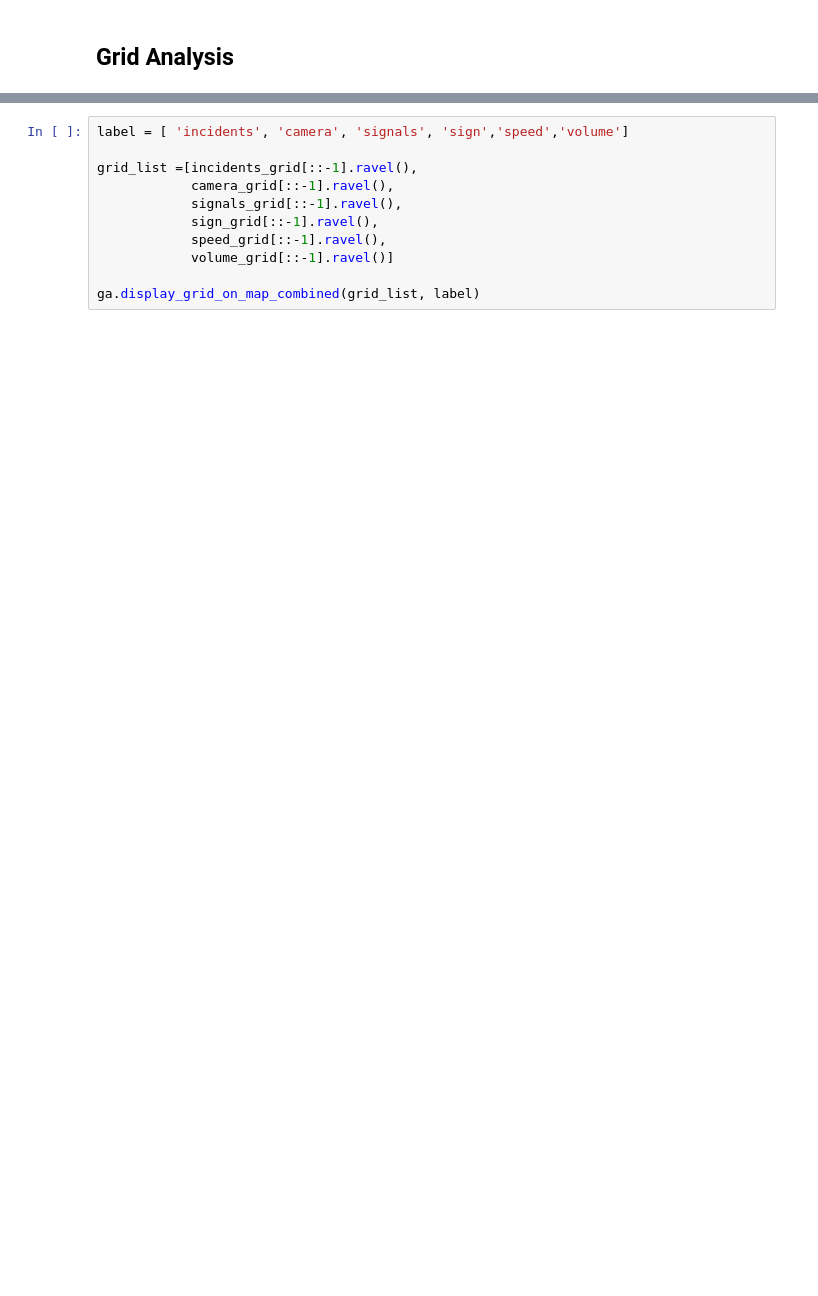
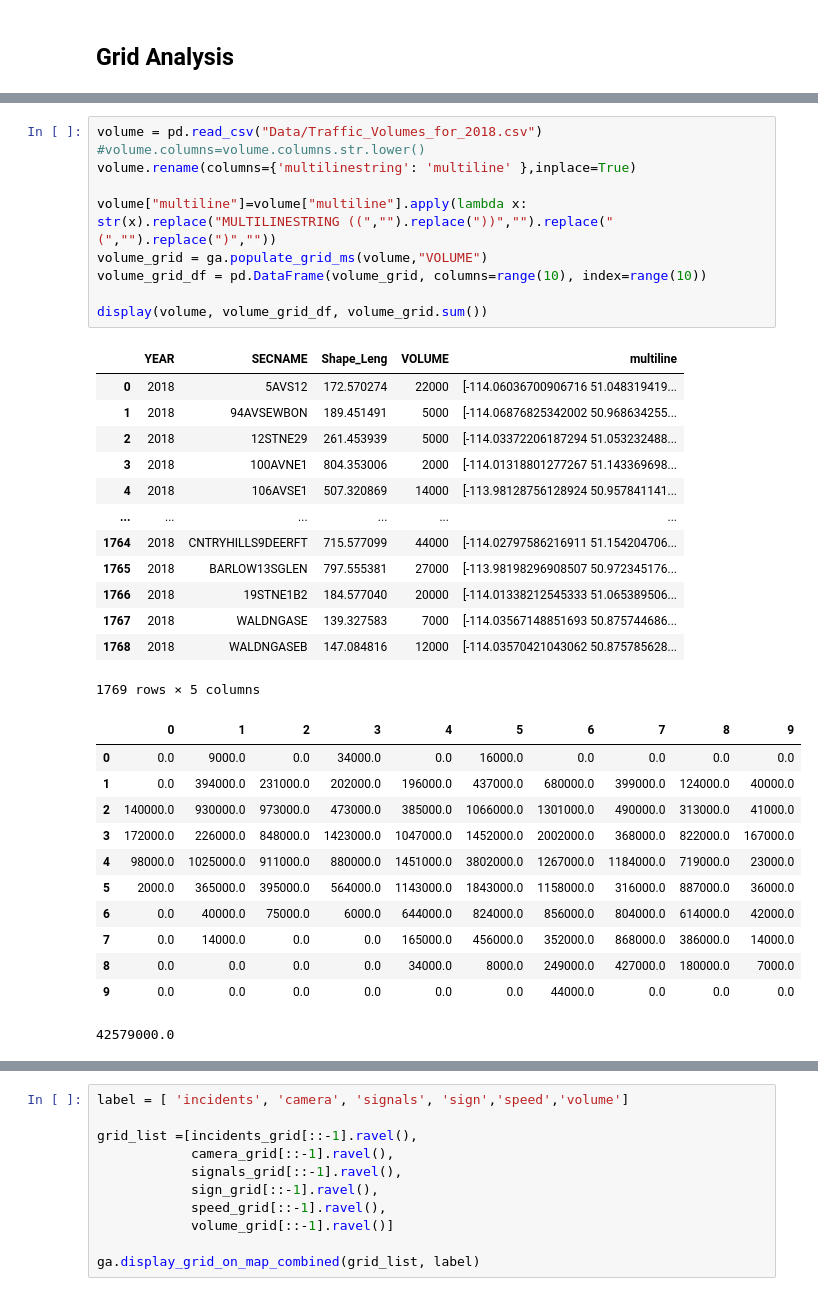
Before and after one commit to Karenzhang7717/ENSF592_YYC_Project, a Jupyter notebook: Phase II/Traffic incidents.ipynb, the cells around one changed output, grey strips where cells are left out. Saved outputs shown, nothing was run; the diff lists cells and outputs as text; blank space fills up the shorter version.

```diff
--- a/Phase II/Traffic incidents.ipynb
+++ b/Phase II/Traffic incidents.ipynb
@@ -49,0 +99,36 @@ incidents_grid=ga.populate_grid(incidents)
+# %%
+volume = pd.read_csv("Data/Traffic_Volumes_for_2018.csv")
+#volume.columns=volume.columns.str.lower()
+volume.rename(columns={'multilinestring': 'multiline' },inplace=True)
+
+volume["multiline"]=volume["multiline"].apply(lambda x: str(x).replace("MULTILINESTRING ((","").replace("))","").replace("(","").replace(")",""))
+volume_grid = ga.populate_grid_ms(volume,"VOLUME")
+volume_grid_df = pd.DataFrame(volume_grid, columns=range(10), index=range(10))
+
+display(volume, volume_grid_df, volume_grid.sum())
+# %% [output]
+|  | YEAR | SECNAME | Shape_Leng | VOLUME | multiline |
+| 0 | 2018 | 5AVS12 | 172.570274 | 22000 | [-114.06036700906716 51.048319419... |
+| 1 | 2018 | 94AVSEWBON | 189.451491 | 5000 | [-114.06876825342002 50.968634255... |
+| 2 | 2018 | 12STNE29 | 261.453939 | 5000 | [-114.03372206187294 51.053232488... |
+| 3 | 2018 | 100AVNE1 | 804.353006 | 2000 | [-114.01318801277267 51.143369698... |
+| 4 | 2018 | 106AVSE1 | 507.320869 | 14000 | [-113.98128756128924 50.957841141... |
+| ... | ... | ... | ... | ... | ... |
+| 1764 | 2018 | CNTRYHILLS9DEERFT | 715.577099 | 44000 | [-114.02797586216911 51.154204706... |
+| 1765 | 2018 | BARLOW13SGLEN | 797.555381 | 27000 | [-113.98198296908507 50.972345176... |
+| 1766 | 2018 | 19STNE1B2 | 184.577040 | 20000 | [-114.01338212545333 51.065389506... |
+| 1767 | 2018 | WALDNGASE | 139.327583 | 7000 | [-114.03567148851693 50.875744686... |
+| 1768 | 2018 | WALDNGASEB | 147.084816 | 12000 | [-114.03570421043062 50.875785628... |
+1769 rows × 5 columns
+|  | 0 | 1 | 2 | 3 | 4 | 5 | 6 | 7 | 8 | 9 |
+| 0 | 0.0 | 9000.0 | 0.0 | 34000.0 | 0.0 | 16000.0 | 0.0 | 0.0 | 0.0 | 0.0 |
+| 1 | 0.0 | 394000.0 | 231000.0 | 202000.0 | 196000.0 | 437000.0 | 680000.0 | 399000.0 | 124000.0 | 40000.0 |
+| 2 | 140000.0 | 930000.0 | 973000.0 | 473000.0 | 385000.0 | 1066000.0 | 1301000.0 | 490000.0 | 313000.0 | 41000.0 |
+| 3 | 172000.0 | 226000.0 | 848000.0 | 1423000.0 | 1047000.0 | 1452000.0 | 2002000.0 | 368000.0 | 822000.0 | 167000.0 |
+| 4 | 98000.0 | 1025000.0 | 911000.0 | 880000.0 | 1451000.0 | 3802000.0 | 1267000.0 | 1184000.0 | 719000.0 | 23000.0 |
+| 5 | 2000.0 | 365000.0 | 395000.0 | 564000.0 | 1143000.0 | 1843000.0 | 1158000.0 | 316000.0 | 887000.0 | 36000.0 |
+| 6 | 0.0 | 40000.0 | 75000.0 | 6000.0 | 644000.0 | 824000.0 | 856000.0 | 804000.0 | 614000.0 | 42000.0 |
+| 7 | 0.0 | 14000.0 | 0.0 | 0.0 | 165000.0 | 456000.0 | 352000.0 | 868000.0 | 386000.0 | 14000.0 |
+| 8 | 0.0 | 0.0 | 0.0 | 0.0 | 34000.0 | 8000.0 | 249000.0 | 427000.0 | 180000.0 | 7000.0 |
+| 9 | 0.0 | 0.0 | 0.0 | 0.0 | 0.0 | 0.0 | 44000.0 | 0.0 | 0.0 | 0.0 |
+42579000.0
```
Also changed, not shown: parts of 10 cells of this notebook, 1 other file.
